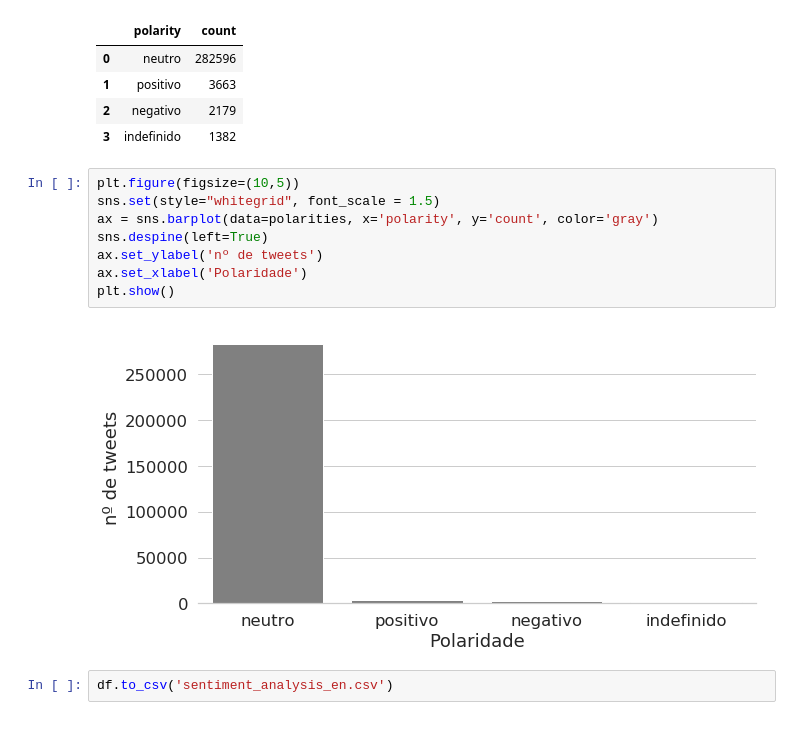
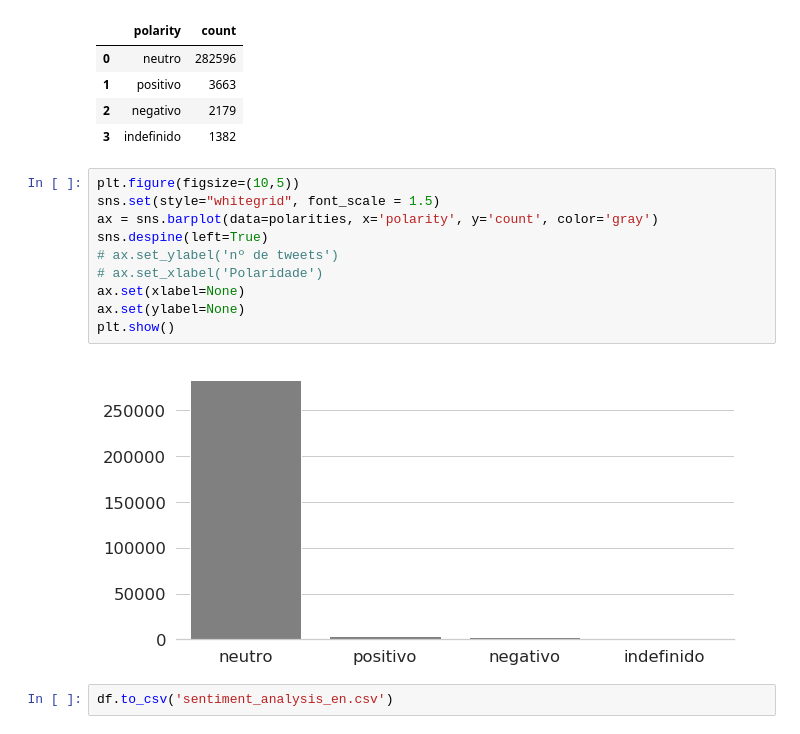
Before and after one commit to gean-costa/8M, a Jupyter notebook: data-processing/sentiment-analysis/resultado_AS_espanhol/sentiment_analysis_en.ipynb, the cells around one changed output. Cells and saved outputs as stored; diff of their text form.

```diff
--- a/data-processing/sentiment-analysis/resultado_AS_espanhol/sentiment_analysis_en.ipynb
+++ b/data-processing/sentiment-analysis/resultado_AS_espanhol/sentiment_analysis_en.ipynb
@@ -186,12 +186,14 @@ polarities
 # %%
 plt.figure(figsize=(10,5))
 sns.set(style="whitegrid", font_scale = 1.5)
 ax = sns.barplot(data=polarities, x='polarity', y='count', color='gray')
 sns.despine(left=True)
-ax.set_ylabel('nº de tweets')
-ax.set_xlabel('Polaridade')
+# ax.set_ylabel('nº de tweets')
+# ax.set_xlabel('Polaridade')
+ax.set(xlabel=None)
+ax.set(ylabel=None)
 plt.show()
 # %% [output]
-[figure, old version]
+[figure, new version]
 # %%
 df.to_csv('sentiment_analysis_en.csv')
```
Also changed, not shown: 1 other file.
